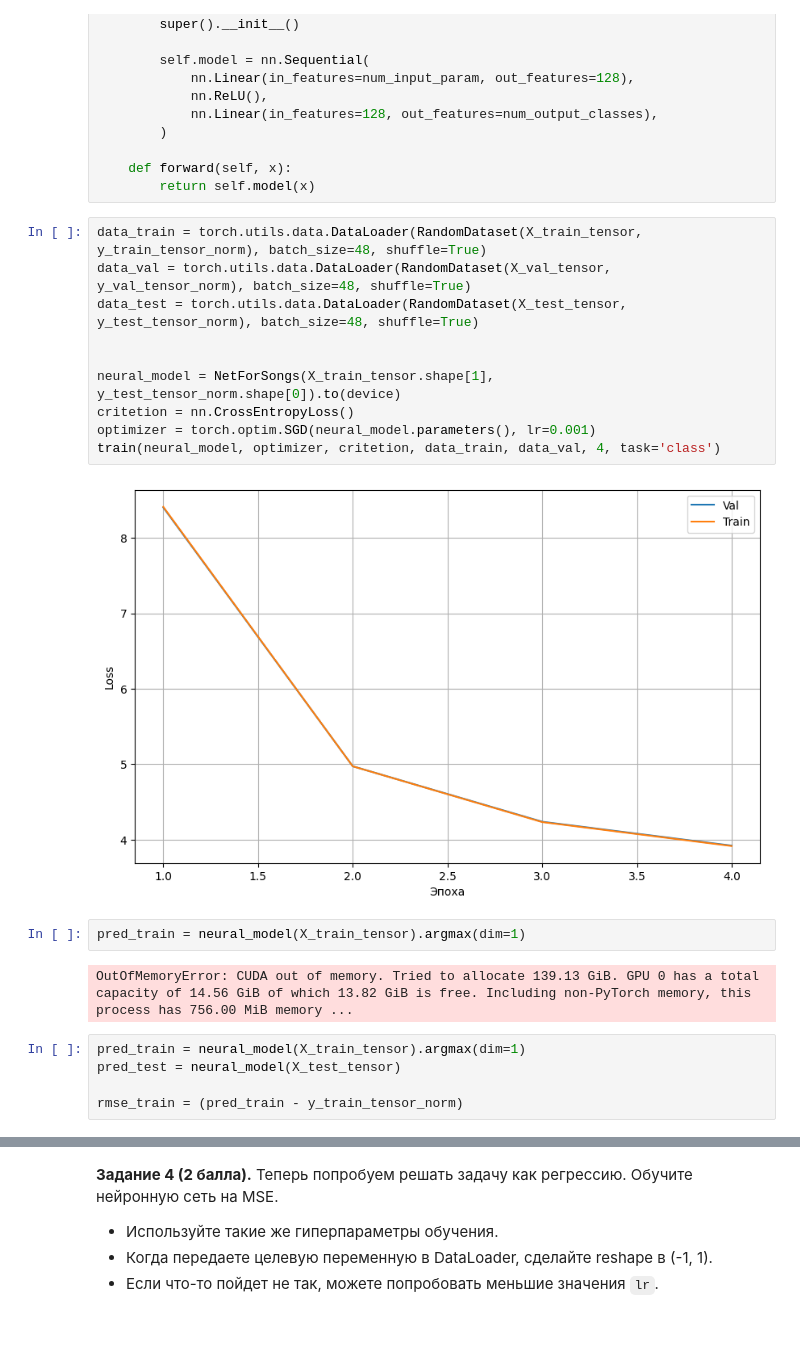
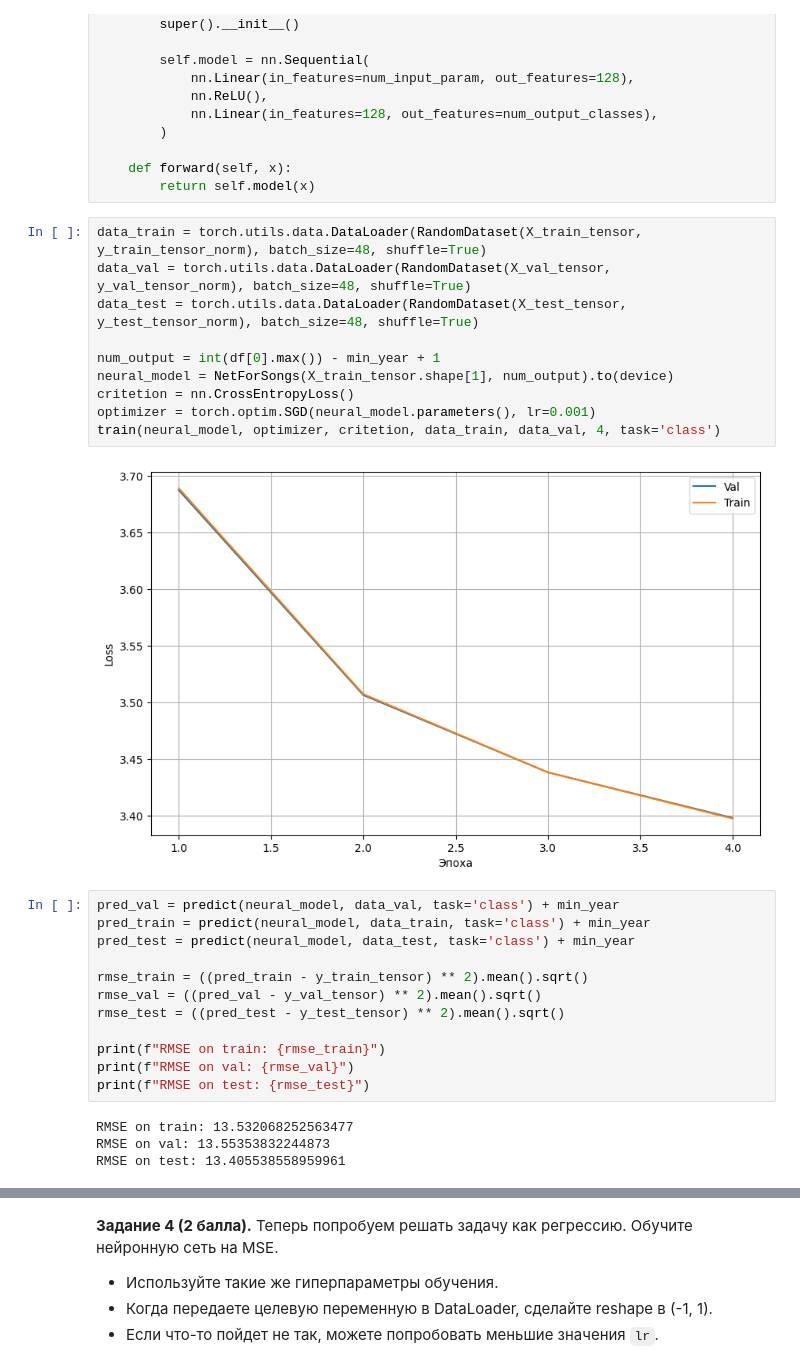
Before and after one commit to Aleksander-23443/iad_dl, a Jupyter notebook: dz1_iad/homework_01.ipynb, the cells around one changed output, grey strips where cells are left out. Drawn from its saved outputs; the diff is of its cells as text; blank space fills up the shorter version.

```diff
--- a/dz1_iad/homework_01.ipynb
+++ b/dz1_iad/homework_01.ipynb
@@ -540,21 +542,28 @@ class NetForSongs(nn.Module):
 # %%
 data_train = torch.utils.data.DataLoader(RandomDataset(X_train_tensor, y_train_tensor_norm), batch_size=48, shuffle=True)
 data_val = torch.utils.data.DataLoader(RandomDataset(X_val_tensor, y_val_tensor_norm), batch_size=48, shuffle=True)
 data_test = torch.utils.data.DataLoader(RandomDataset(X_test_tensor, y_test_tensor_norm), batch_size=48, shuffle=True)
 
-
-neural_model = NetForSongs(X_train_tensor.shape[1], y_test_tensor_norm.shape[0]).to(device)
+num_output = int(df[0].max()) - min_year + 1
+neural_model = NetForSongs(X_train_tensor.shape[1], num_output).to(device)
 critetion = nn.CrossEntropyLoss()
 optimizer = torch.optim.SGD(neural_model.parameters(), lr=0.001)
 train(neural_model, optimizer, critetion, data_train, data_val, 4, task='class')
 # %% [output]
-[figure, old version]
+[figure, new version]
-# %%
-pred_train = neural_model(X_train_tensor).argmax(dim=1)
-# %% [output]
-OutOfMemoryError: CUDA out of memory. Tried to allocate 139.13 GiB. GPU 0 has a total capacity of 14.56 GiB of which 13.82 GiB is free. Including non-PyTorch memory, this process has 756.00 MiB memory ...
-# %%
-pred_train = neural_model(X_train_tensor).argmax(dim=1)
-pred_test = neural_model(X_test_tensor)
-
-rmse_train = (pred_train - y_train_tensor_norm)
+# %%
+pred_val = predict(neural_model, data_val, task='class') + min_year
+pred_train = predict(neural_model, data_train, task='class') + min_year
+pred_test = predict(neural_model, data_test, task='class') + min_year
+
+rmse_train = ((pred_train - y_train_tensor) ** 2).mean().sqrt()
+rmse_val = ((pred_val - y_val_tensor) ** 2).mean().sqrt()
+rmse_test = ((pred_test - y_test_tensor) ** 2).mean().sqrt()
+
+print(f"RMSE on train: {rmse_train}")
+print(f"RMSE on val: {rmse_val}")
+print(f"RMSE on test: {rmse_test}")
+# %% [output]
+RMSE on train: 13.532068252563477
+RMSE on val: 13.55353832244873
+RMSE on test: 13.405538558959961
```
Also changed, not shown: parts of 11 cells of this notebook.
